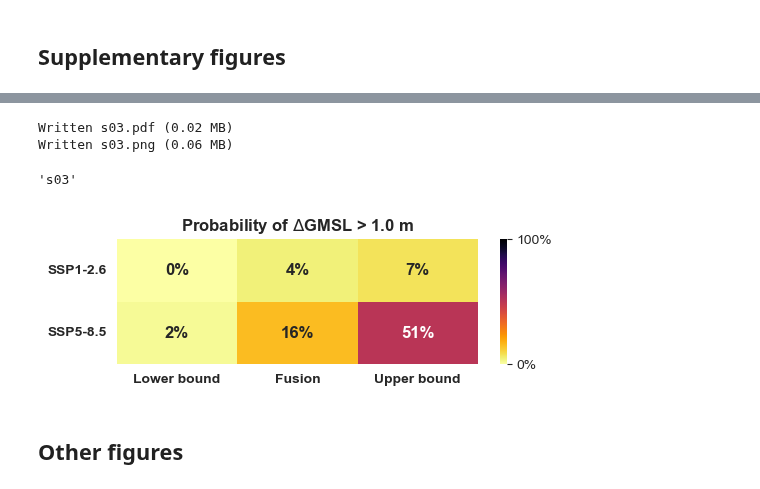
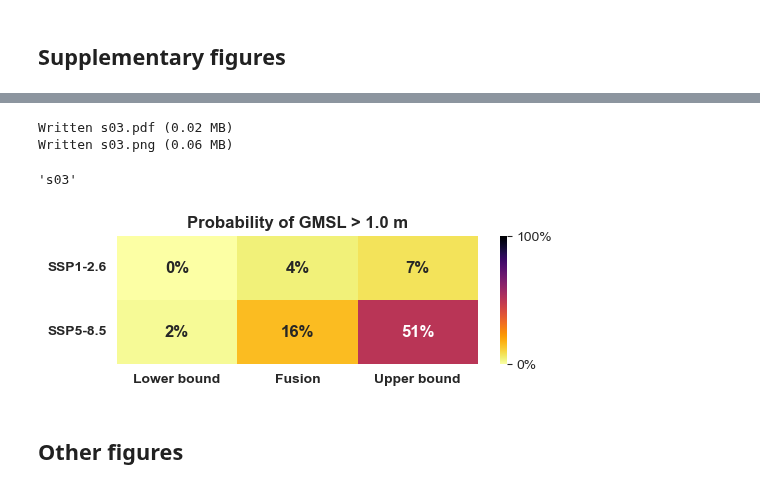
Before and after one commit to grandey/d23a-fusion, a Jupyter notebook: fusion_analysis_d23a.ipynb, the cells around one changed output, grey strips where cells are left out. Drawn from its saved outputs; the diff is of its cells as text; code cells hidden in the pictures.

Commit message:
d23a.py SL_LABEL_DICT: remove $\Delta$ from labels.

```diff
--- a/fusion_analysis_d23a.ipynb
+++ b/fusion_analysis_d23a.ipynb
@@ -121,16 +121,16 @@ Written s02.png (0.13 MB)
 # %%
 # Heatmap table for probability of exceeding 1m
 fig, ax = plt.subplots(1, 1, figsize=(5.5, 2), tight_layout=True)
 threshold = 1.0
 _ = d23a.plot_exceedance_heatmap(threshold=threshold, workflows=('lower', 'fusion_1e+2e', 'upper'), rate=False,
                                  scenarios=('ssp126', 'ssp585'), year=2100, gauge=None, ax=ax)
-ax.set_title(f'Probability of $\Delta$GMSL > {threshold:.1f} m')
+ax.set_title(f'Probability of GMSL > {threshold:.1f} m')
 d23a.name_save_fig(fig, fso='s')
 # %% [output]
 Written s03.pdf (0.02 MB)
 Written s03.png (0.06 MB)
 's03'
-[figure, old version]
+[figure, new version]
 # %% [markdown]
 ## Other figures
 # %%
```
Also changed, not shown: parts of 7 cells of this notebook, 8 other files.
